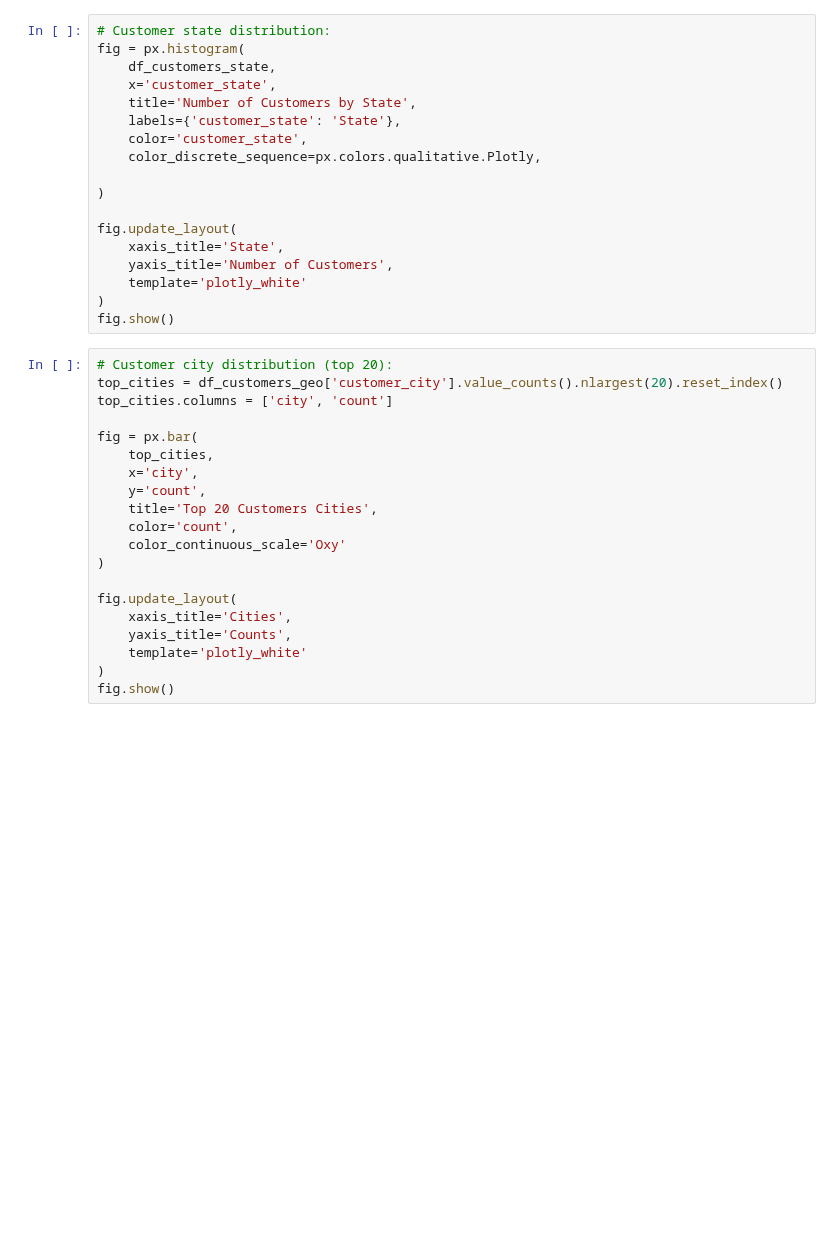
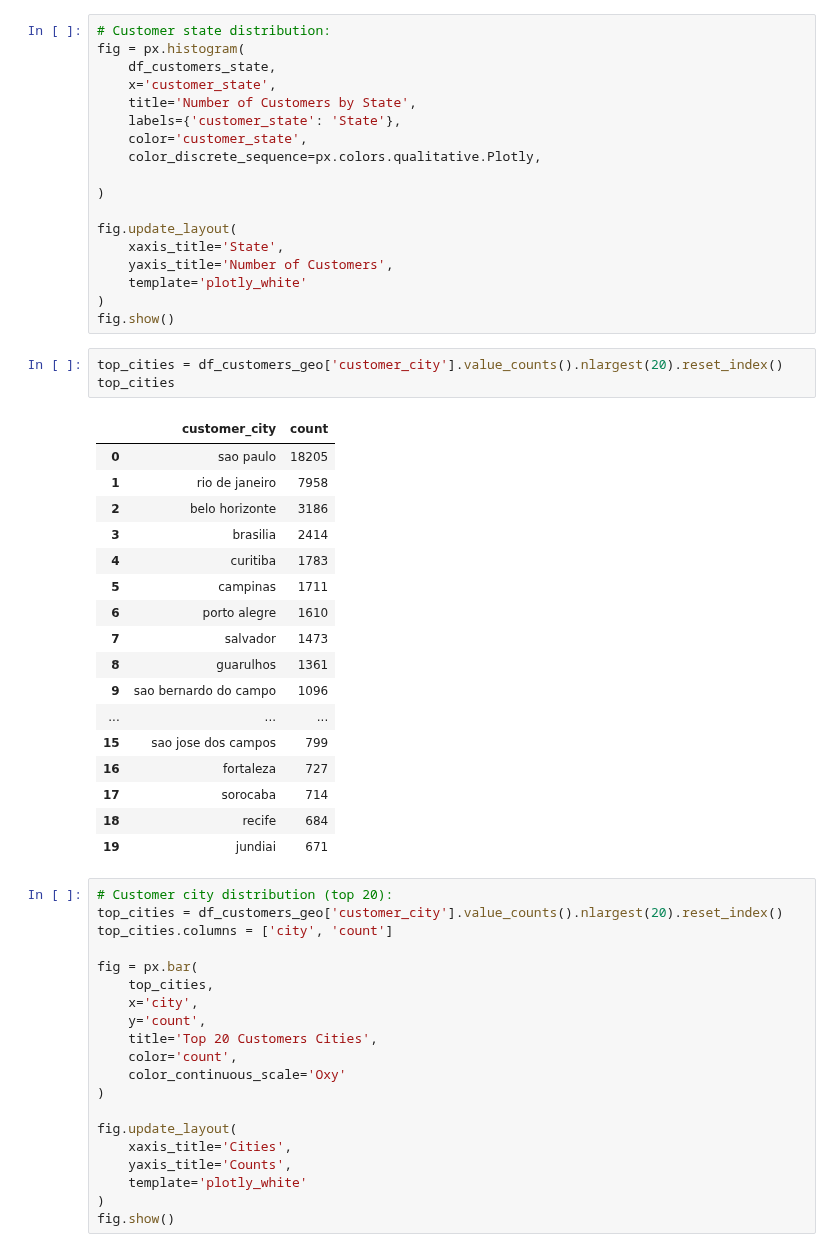
Before and after one commit to RioPramana21/Final-Project-Olist, a Jupyter notebook: preparation_notebooks/FinPro Olist Anlaysis.ipynb, the cells around one changed output. Drawn from its saved outputs; the diff is of its cells as text; blank space fills up the shorter version.

```diff
--- a/preparation_notebooks/FinPro Olist Anlaysis.ipynb
+++ b/preparation_notebooks/FinPro Olist Anlaysis.ipynb
@@ -859,6 +881,27 @@ fig.update_layout(
     template='plotly_white'
 )
 fig.show()
+# %%
+top_cities = df_customers_geo['customer_city'].value_counts().nlargest(20).reset_index()
+top_cities
+# %% [output]
+|  | customer_city | count |
+| 0 | sao paulo | 18205 |
+| 1 | rio de janeiro | 7958 |
+| 2 | belo horizonte | 3186 |
+| 3 | brasilia | 2414 |
+| 4 | curitiba | 1783 |
+| 5 | campinas | 1711 |
+| 6 | porto alegre | 1610 |
+| 7 | salvador | 1473 |
+| 8 | guarulhos | 1361 |
+| 9 | sao bernardo do campo | 1096 |
+| ... | ... | ... |
+| 15 | sao jose dos campos | 799 |
+| 16 | fortaleza | 727 |
+| 17 | sorocaba | 714 |
+| 18 | recife | 684 |
+| 19 | jundiai | 671 |
 # %%
 # Customer city distribution (top 20):
 top_cities = df_customers_geo['customer_city'].value_counts().nlargest(20).reset_index()
```
Also changed, not shown: parts of 3 cells of this notebook.
